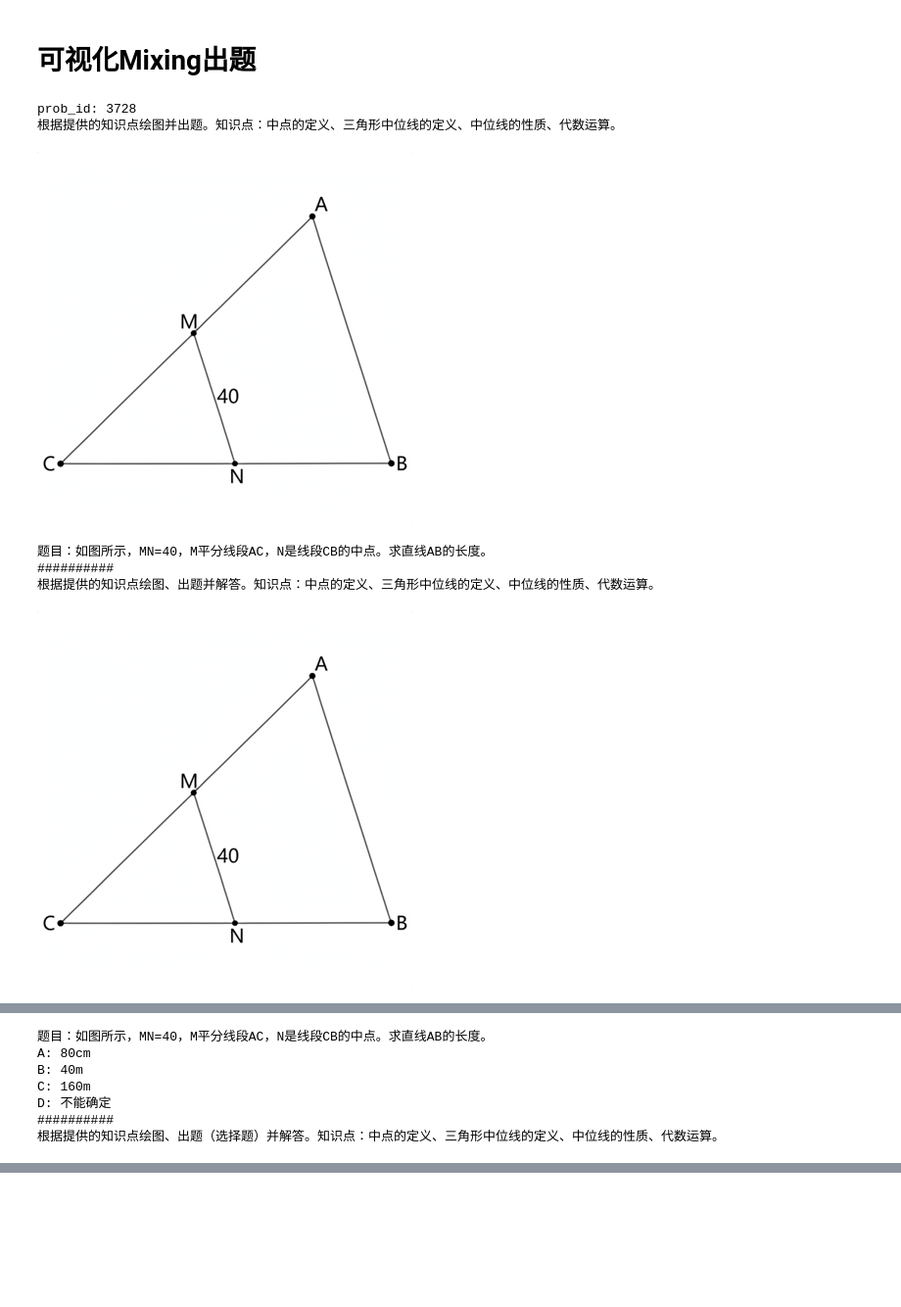
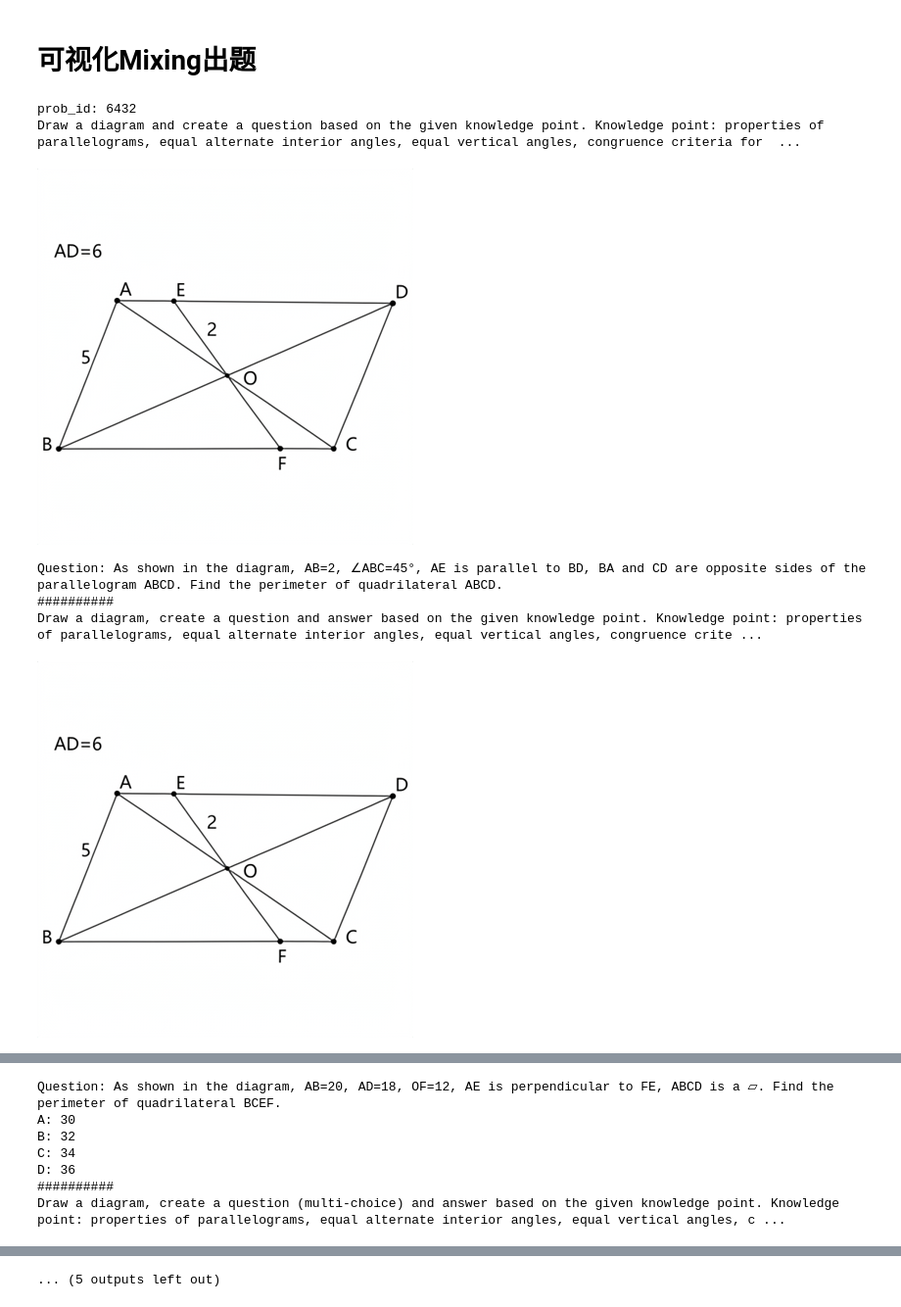
Before and after one commit to zezeze97/Geo-Show-o, a Jupyter notebook: eval/eval_vis.ipynb, the cells around one changed output, grey strips where cells are left out. Shown at 98% size. Saved outputs shown, nothing was run; the diff lists cells and outputs as text; code cells hidden in the pictures; blank space fills up the shorter version.

```diff
--- a/eval/eval_vis.ipynb
+++ b/eval/eval_vis.ipynb
@@ -364,7 +364,7 @@ mixing_cn_problem_ans_choice = test_mixing_cn_problem_ans_choice[idx]['response'
 mixing_cn_prompt_ans_choice = test_mixing_cn_problem_ans_choice[idx]['prompt']
 
 
-'''
+
 print(mixing_en_prompt)
 display(mixing_en_problem_img.resize((384, 384)))
 print(mixing_en_problem)
@@ -379,38 +379,38 @@ print(mixing_en_prompt_choice)
 display(mixing_en_problem_img_choice.resize((384, 384)))
 print(mixing_en_problem_choice)
 print('#' * 10)
 
 print(mixing_en_prompt_ans_choice)
 display(mixing_en_problem_img_ans_choice.resize((384, 384)))
 print(mixing_en_problem_ans_choice)
-'''
+
 
 
 
 print(mixing_cn_prompt)
 display(mixing_cn_problem_img.resize((384, 384)))
 print(mixing_cn_problem)
 print('#' * 10)
 
 print(mixing_cn_prompt_ans)
 display(mixing_cn_problem_img_ans.resize((384, 384)))
 print(mixing_cn_problem_ans)
 print('#' * 10)
 
 print(mixing_cn_prompt_choice)
 display(mixing_cn_problem_img_choice.resize((384, 384)))
 print(mixing_cn_problem_choice)
 print('#' * 10)
 
 print(mixing_cn_prompt_ans_choice)
 
 display(mixing_cn_problem_img_ans_choice.resize((384, 384)))
 print(mixing_cn_problem_ans_choice)
 # %% [output]
-prob_id: 3728
-根据提供的知识点绘图并出题。知识点：中点的定义、三角形中位线的定义、中位线的性质、代数运算。
+prob_id: 6432
+Draw a diagram and create a question based on the given knowledge point. Knowledge point: properties of parallelograms, equal alternate interior angles, equal vertical angles, congruence criteria for  ...
-[figure, old version]
+[figure, new version]
-题目：如图所示，MN=40，M平分线段AC，N是线段CB的中点。求直线AB的长度。
+Question: As shown in the diagram, AB=2, ∠ABC=45°, AE is parallel to BD, BA and CD are opposite sides of the parallelogram ABCD. Find the perimeter of quadrilateral ABCD.
 ##########
-根据提供的知识点绘图、出题并解答。知识点：中点的定义、三角形中位线的定义、中位线的性质、代数运算。
+Draw a diagram, create a question and answer based on the given knowledge point. Knowledge point: properties of parallelograms, equal alternate interior angles, equal vertical angles, congruence crite ...
-[figure, old version]
+[figure, new version]
@@ -427,7 +435,7 @@ prob_id: 3728
-题目：如图所示，MN=40，M平分线段AC，N是线段CB的中点。求直线AB的长度。
-A: 80cm
-B: 40m
-C: 160m
-D: 不能确定
+Question: As shown in the diagram, AB=20, AD=18, OF=12, AE is perpendicular to FE, ABCD is a ▱. Find the perimeter of quadrilateral BCEF.
+A: 30
+B: 32
+C: 34
+D: 36
 ##########
-根据提供的知识点绘图、出题（选择题）并解答。知识点：中点的定义、三角形中位线的定义、中位线的性质、代数运算。
+Draw a diagram, create a question (multi-choice) and answer based on the given knowledge point. Knowledge point: properties of parallelograms, equal alternate interior angles, equal vertical angles, c ...
@@ -445,0 +465 @@ D: 不能确定
+... (5 outputs left out)
```
Also changed, not shown: parts of 3 cells of this notebook.
